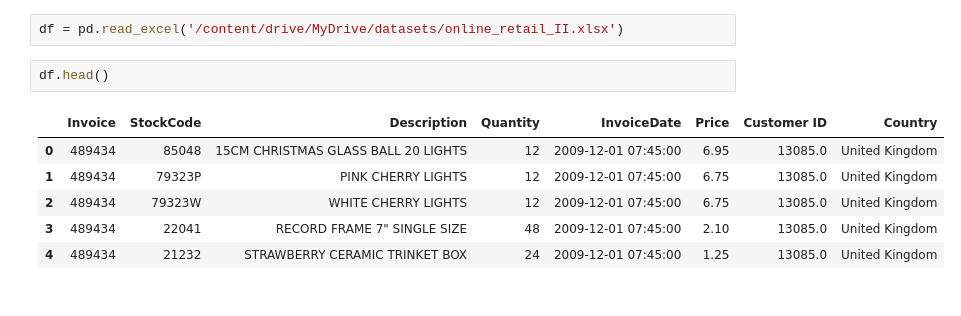
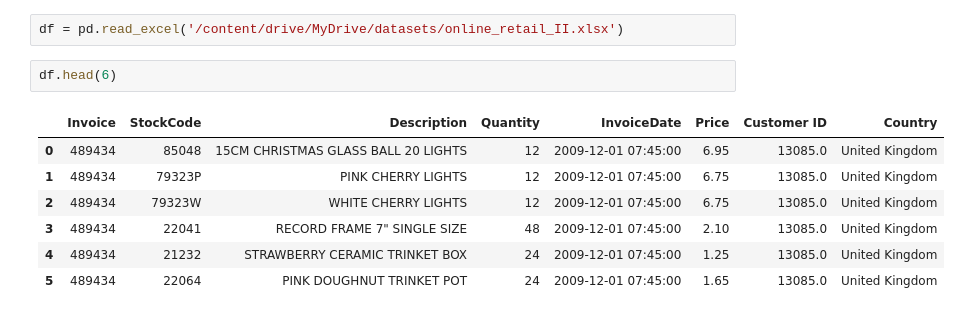
Before and after one commit to bunny-ml/Kmean-clustering, a Jupyter notebook: code.ipynb, the cells around one changed output. Drawn from its saved outputs; the diff is of its cells as text.

```diff
--- a/code.ipynb
+++ b/code.ipynb
@@ -15,11 +18,12 @@ from sklearn.preprocessing import StandardScaler
 # %%
 df = pd.read_excel('/content/drive/MyDrive/datasets/online_retail_II.xlsx')
 # %%
-df.head()
+df.head(6)
 # %% [output]
 |  | Invoice | StockCode | Description | Quantity | InvoiceDate | Price | Customer ID | Country |
 | 0 | 489434 | 85048 | 15CM CHRISTMAS GLASS BALL 20 LIGHTS | 12 | 2009-12-01 07:45:00 | 6.95 | 13085.0 | United Kingdom |
 | 1 | 489434 | 79323P | PINK CHERRY LIGHTS | 12 | 2009-12-01 07:45:00 | 6.75 | 13085.0 | United Kingdom |
 | 2 | 489434 | 79323W | WHITE CHERRY LIGHTS | 12 | 2009-12-01 07:45:00 | 6.75 | 13085.0 | United Kingdom |
 | 3 | 489434 | 22041 | RECORD FRAME 7" SINGLE SIZE | 48 | 2009-12-01 07:45:00 | 2.10 | 13085.0 | United Kingdom |
 | 4 | 489434 | 21232 | STRAWBERRY CERAMIC TRINKET BOX | 24 | 2009-12-01 07:45:00 | 1.25 | 13085.0 | United Kingdom |
+| 5 | 489434 | 22064 | PINK DOUGHNUT TRINKET POT | 24 | 2009-12-01 07:45:00 | 1.65 | 13085.0 | United Kingdom |
```
Also changed, not shown: parts of 85 cells of this notebook.
